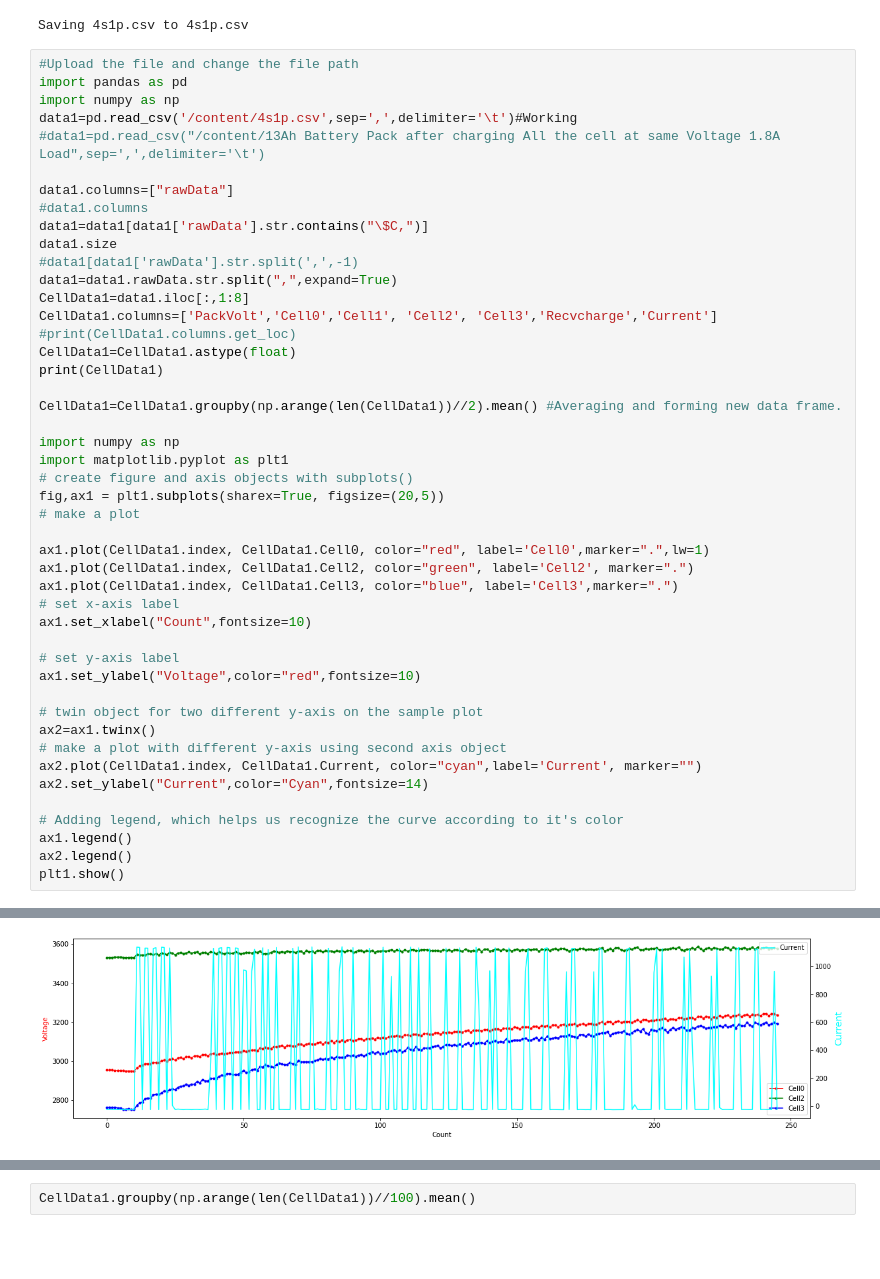
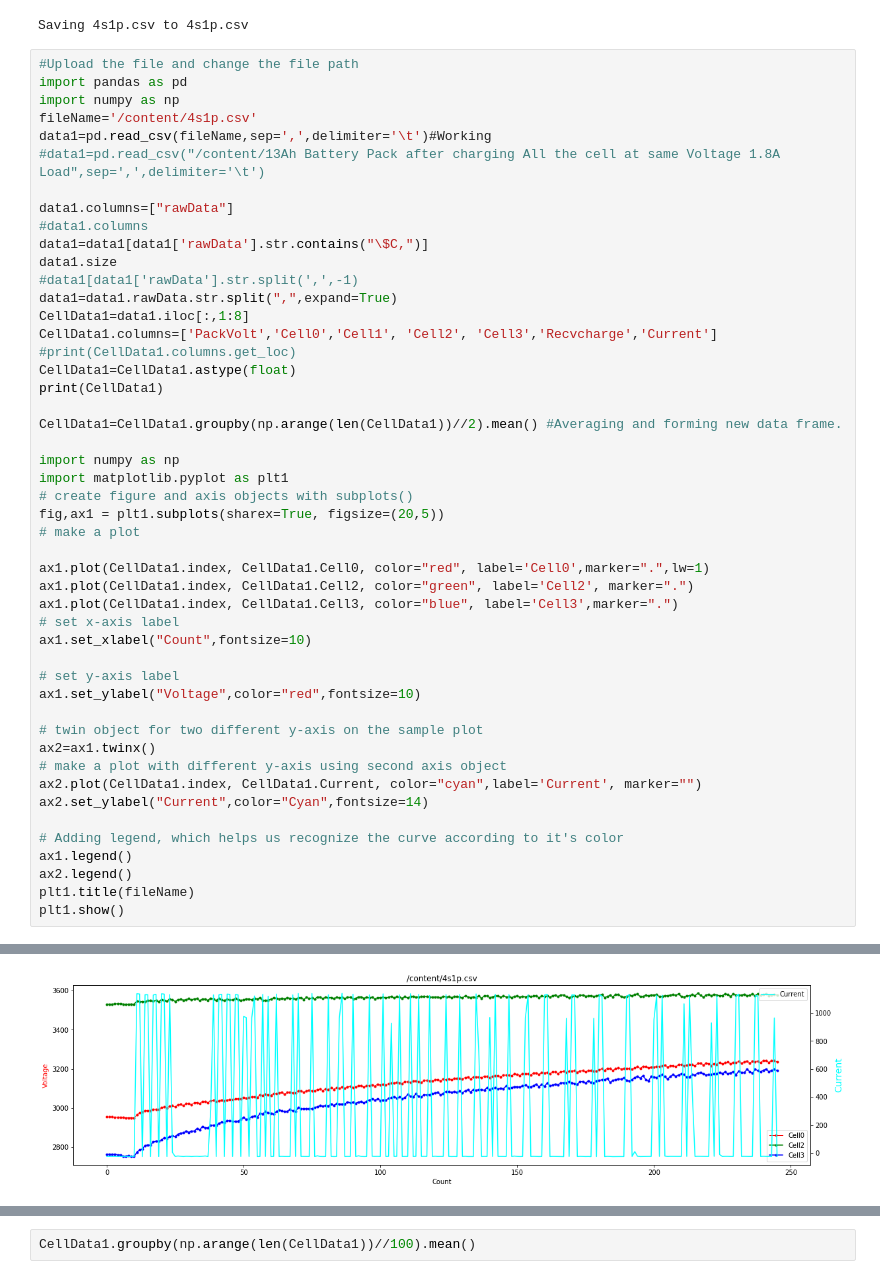
Before and after one commit to priyasathish13/https-classroom.github.com-a-sjC9IRF1, a Jupyter notebook: Welcome_To_Colaboratory.ipynb, the cells around one changed output, grey strips where cells are left out. Saved outputs shown, nothing was run; the diff lists cells and outputs as text; blank space fills up the shorter version.

```diff
--- a/Welcome_To_Colaboratory.ipynb
+++ b/Welcome_To_Colaboratory.ipynb
@@ -57,7 +57,8 @@ Saving 4s1p.csv to 4s1p.csv
 #Upload the file and change the file path
 import pandas as pd
 import numpy as np
-data1=pd.read_csv('/content/4s1p.csv',sep=',',delimiter='\t')#Working
+fileName='/content/4s1p.csv'
+data1=pd.read_csv(fileName,sep=',',delimiter='\t')#Working
 #data1=pd.read_csv("/content/13Ah Battery Pack after charging All the cell at same Voltage 1.8A Load",sep=',',delimiter='\t')
 
 data1.columns=["rawData"]
@@ -87,31 +88,32 @@ ax1.plot(CellData1.index, CellData1.Cell3, color="blue", label='Cell3',marker=".
 ax1.set_xlabel("Count",fontsize=10)
 
 # set y-axis label
 ax1.set_ylabel("Voltage",color="red",fontsize=10)
 
 # twin object for two different y-axis on the sample plot
 ax2=ax1.twinx()
 # make a plot with different y-axis using second axis object
 ax2.plot(CellData1.index, CellData1.Current, color="cyan",label='Current', marker="")
 ax2.set_ylabel("Current",color="Cyan",fontsize=14)
 
 # Adding legend, which helps us recognize the curve according to it's color
 ax1.legend()
 ax2.legend()
+plt1.title(fileName)
 plt1.show()
 # %% [output]
       PackVolt   Cell0    Cell1   Cell2   Cell3  Recvcharge  Current
 3       9257.0  2955.0  18488.0  3532.0  2765.0        35.0    -24.0
 23      9252.0  2954.0  11767.0  3530.0  2763.0        35.0    -24.0
 43      9255.0  2955.0  15127.0  3531.0  2764.0        35.0    -24.0
 63      9257.0  2954.0  15128.0  3531.0  2766.0        35.0    -24.0
 83      9255.0  2955.0   8406.0  3531.0  2764.0        35.0    -24.0
 ...        ...     ...      ...     ...     ...         ...      ...
 9719   10038.0  3252.0  10353.0  3586.0  3190.0        38.0    -24.0
 9739   10008.0  3235.0  13448.0  3571.0  3195.0        38.0    -25.0
 9759   10018.0  3242.0  13445.0  3578.0  3199.0        38.0   1952.0
 9779   10028.0  3246.0  18485.0  3582.0  3197.0        38.0    -24.0
 9799   10013.0  3235.0  18491.0  3578.0  3192.0        37.0    -24.0
 
 [491 rows x 7 columns]
-[figure, old version]
+[figure, new version]
```
Also changed, not shown: parts of 1 cell of this notebook.
